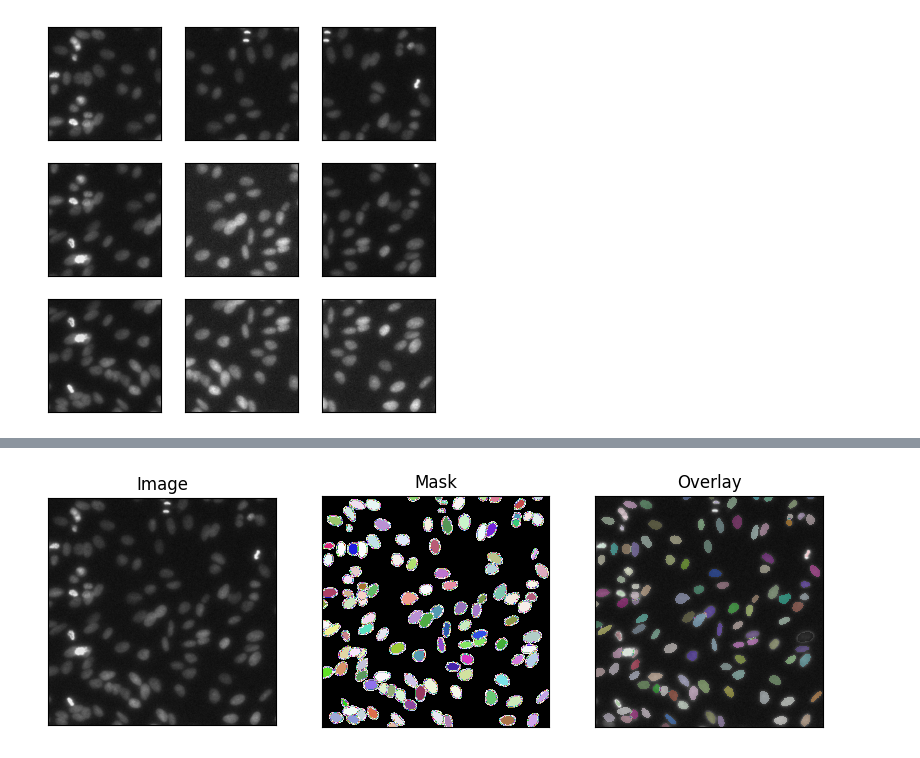
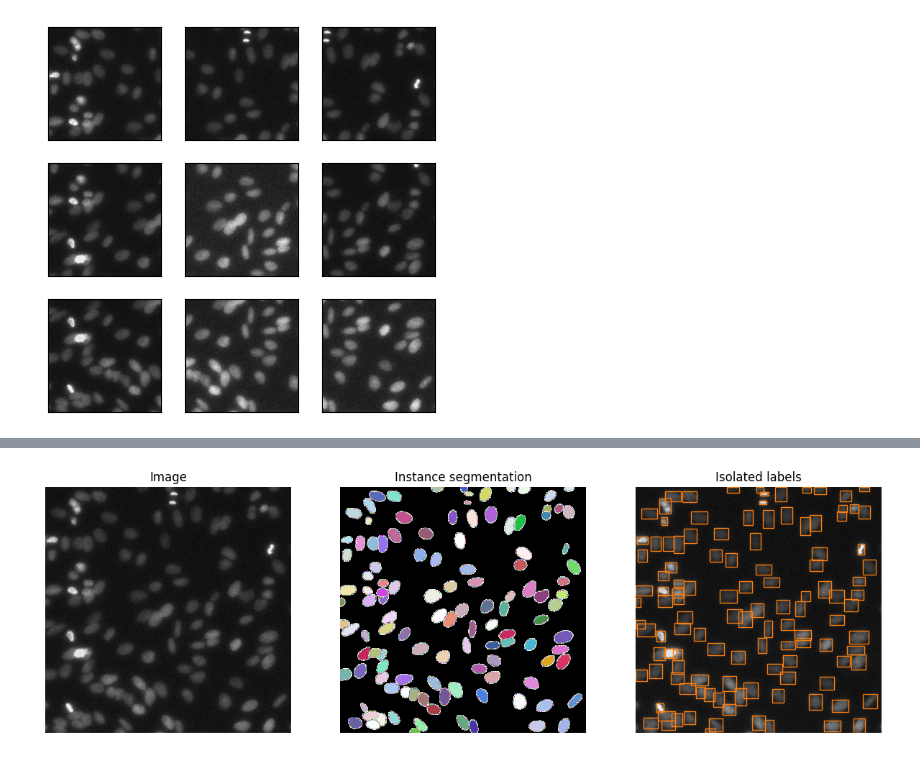
Before and after one commit to ajinkya-kulkarni/PyBlendPatches, a Jupyter notebook: Example.ipynb, the cells around one changed output, grey strips where cells are left out. Saved outputs shown, nothing was run; the diff lists cells and outputs as text; code cells hidden in the pictures.

```diff
--- a/Example.ipynb
+++ b/Example.ipynb
@@ -110,5 +108,5 @@ predicted_labels = np.array(predicted_labels)
 border_cleaned_predicted_labels = []
 
 for patch, patch_coords in zip(predicted_labels, window_coords):
-    cleaned_patch = remove_border_labels(patch, patch_coords, normalized_image)
+    cleaned_patch = remove_border_labels(patch, patch_coords, normalized_img)
     border_cleaned_predicted_labels.append(cleaned_patch)
@@ -138,25 +113,2 @@ reconstructed_image = reconstruct_patches(nms_region_info_list)
-# %%
- # Visualization
-fig, axes = plt.subplots(1, 3, figsize=(10, 3))
-
-axes[0].imshow(normalized_image, cmap='gray', alpha = 1)
-axes[0].set_title('Image')
-axes[0].set_xticks([])
-axes[0].set_yticks([])
-
-axes[1].imshow(reconstructed_image, cmap=lbl_cmap, alpha = 1)
-axes[1].set_title('Mask')
-axes[1].set_xticks([])
-axes[1].set_yticks([])
-
-mask_float = np.float32(reconstructed_image)
-mask_float[mask_float == 0] = np.nan
-axes[2].imshow(normalized_image, cmap='gray', alpha = 1)
-axes[2].imshow(mask_float, cmap=lbl_cmap, alpha = 0.5)
-axes[2].set_title('Overlay')
-axes[2].set_xticks([])
-axes[2].set_yticks([])
-
-plt.show()
-# %% [output]
-[figure, removed]
+# %%
+region_info_list = compile_label_info(np.array(border_cleaned_predicted_labels), window_coords)
@@ -162,0 +134,39 @@ plt.show()
+# %%
+canvas = place_labels_on_canvas(normalized_img, nms_region_info_list)
+# %%
+import matplotlib.patches as patches
+
+# Create a figure with three subplots
+fig, (ax1, ax2, ax3) = plt.subplots(1, 3, figsize=(15, 5))
+
+# First subplot: Display normalized_img
+ax1.imshow(normalized_img, cmap='gray')
+ax1.set_title('Image')
+ax1.axis('off')
+
+# Second subplot: Display smoothed_canvas
+ax2.imshow(canvas, cmap=lbl_cmap, alpha=1)
+ax2.set_title('Instance segmentation')
+ax2.axis('off')
+
+# Third subplot: Display normalized_img with bounding boxes (after postprocessing)
+for region in nms_region_info_list:
+    # Extract the bounding box coordinates
+    x_min, y_min, x_max, y_max = region['global_bbox']
+
+    # Create a red rectangle patch with a thinner border
+    rect = patches.Rectangle((x_min, y_min), x_max - x_min, y_max - y_min,
+                             linewidth=1, edgecolor='tab:orange', facecolor='none')
+
+    # Add the rectangle to the third subplot
+    ax3.add_patch(rect)
+
+ax3.imshow(normalized_img, cmap='gray', alpha=1)
+ax3.set_title('Isolated labels')
+ax3.axis('off')
+
+# Show the result
+plt.savefig('result.png', dpi=300, bbox_inches='tight')
+plt.show()
+# %% [output]
+[figure, added]
```
Also changed, not shown: parts of 17 cells of this notebook.
